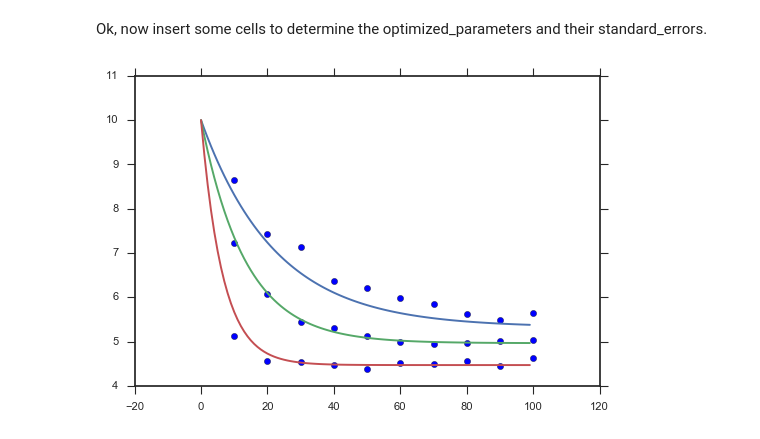
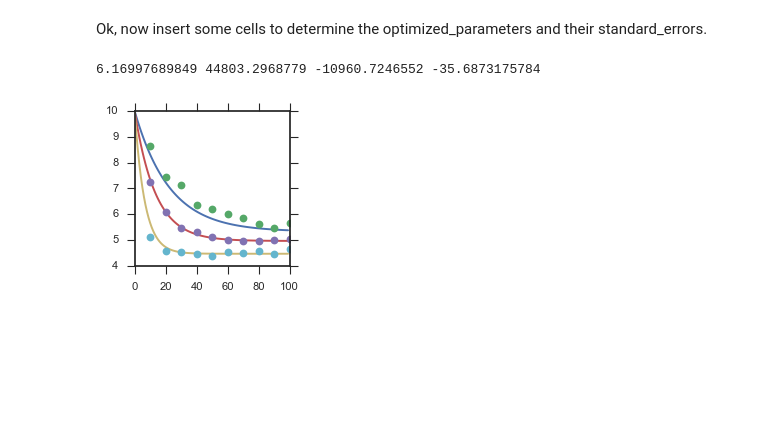
Before and after one commit to yujiazhang84/regression, a Jupyter notebook: FittingExercise.ipynb, the cells around one changed output. Cells and saved outputs as stored; diff of their text form; code cells hidden in the pictures; blank space fills up the shorter version.

```diff
--- a/FittingExercise.ipynb
+++ b/FittingExercise.ipynb
@@ -153,33 +153,36 @@ Y_data = np.array(np.concatenate([np.diff(experiments[0][3])/np.diff(experiments
                    np.diff(experiments[1][3])/np.diff(experiments[1][2]),
                    np.diff(experiments[2][3])/np.diff(experiments[2][2])]))
 
-initial_guess = [6., 45., -10., -50.]
+initial_guess = [6., 45000., -10000., -50.]
 
 optimal_parameters, covariance = scipy.optimize.curve_fit(function_1, X_data, Y_data,initial_guess)
 
 log_A = optimal_parameters[0]
 E_A = optimal_parameters[1]
 d_H = optimal_parameters[2]
 d_S = optimal_parameters[3]
 
 
 for i in range(3):
     def function_2(variable, time):
         C = variable
         dCdt = (10**log_A)*(np.exp(-E_A/(8.314*experiments[i][0])))*((experiments[i][1]-C)*np.exp(-(d_H-experiments[i][0]*d_S)/(8.314*experiments[i][0]))-C)
         return dCdt
 
     times = np.arange(0, 100)
     initial_condition = (10)
     fitting = odeint(function_2, initial_condition, times)
 
     plt.plot(times, fitting)
-    plt.scatter(experiments[i][2],experiments[i][3])
+    plt.plot(experiments[i][2],experiments[i][3],'o')
+
+print(log_A, E_A, d_H, d_S)
 
 plt.show()
 
 # print(starting_guess)
 # print(optimized_parameters)
 # print(standard_errors)
 # %% [output]
+6.16997689849 44803.2968779 -10960.7246552 -35.6873175784
-[figure, old version]
+[figure, new version]
```
